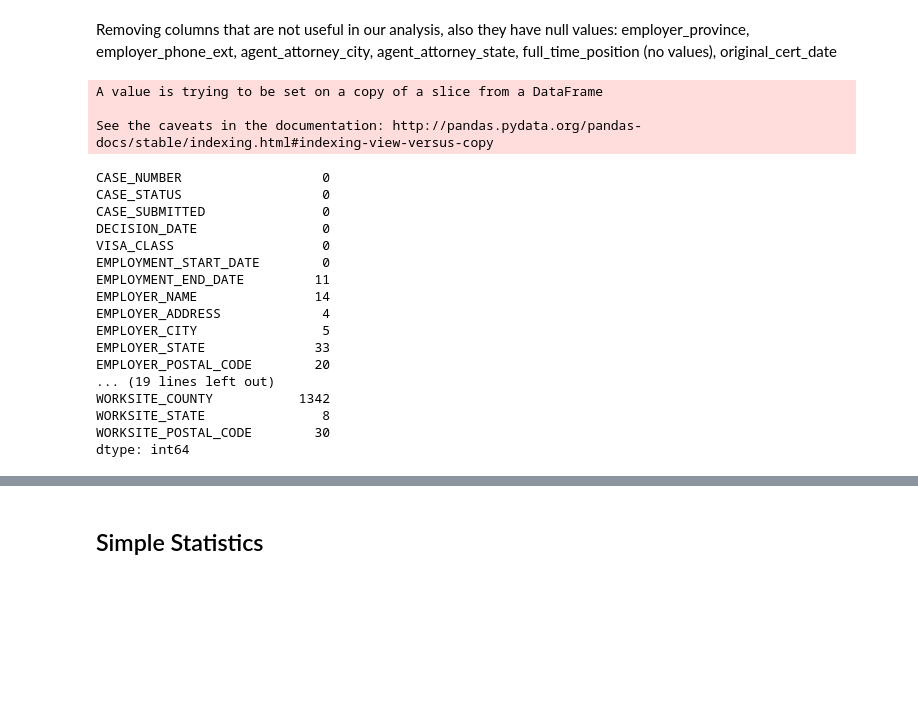
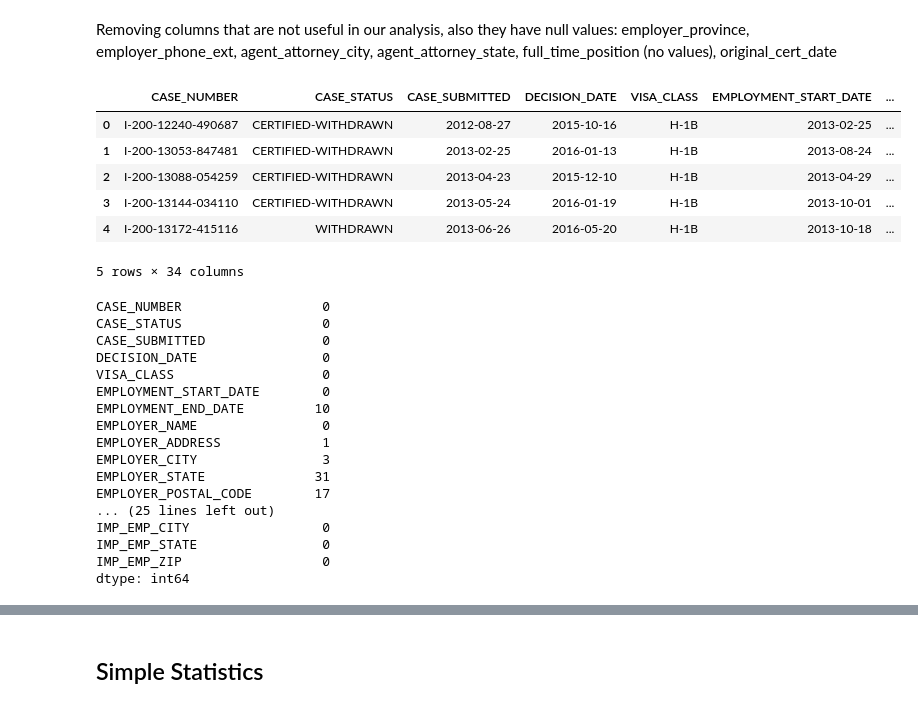
Before and after one commit to adelial/DM_TeamProject, a Jupyter notebook: H1Visa_TeamProject.ipynb, the cells around one changed output, grey strips where cells are left out. Drawn from its saved outputs; the diff is of its cells as text; code cells hidden in the pictures; blank space fills up the shorter version.

```diff
--- a/H1Visa_TeamProject.ipynb
+++ b/H1Visa_TeamProject.ipynb
@@ -86,27 +106,21 @@ dtype: int64
 # %% [markdown]
 Removing columns that are not useful in our analysis, also they have null values:  employer_province, employer_phone_ext, agent_attorney_city, agent_attorney_state, full_time_position (no values), original_cert_date
-# %%
-H1VisaData2 = H1VisaData_df.loc[H1VisaData_df['EMPLOYMENT_START_DATE'] > '1-1-2016']
-H1VisaData2.drop(['EMPLOYER_PROVINCE', 'EMPLOYER_PHONE_EXT', 'AGENT_ATTORNEY_CITY', 'AGENT_ATTORNEY_STATE', 'FULL_TIME_POSITION', 'ORIGINAL_CERT_DATE'], axis=1, inplace=True)
-H1VisaData2.isnull().sum()
-# %% [output]
-A value is trying to be set on a copy of a slice from a DataFrame
-
-See the caveats in the documentation: http://pandas.pydata.org/pandas-docs/stable/indexing.html#indexing-view-versus-copy
-CASE_NUMBER                  0
-CASE_STATUS                  0
-CASE_SUBMITTED               0
-DECISION_DATE                0
-VISA_CLASS                   0
-EMPLOYMENT_START_DATE        0
-EMPLOYMENT_END_DATE         11
-EMPLOYER_NAME               14
-EMPLOYER_ADDRESS             4
-EMPLOYER_CITY                5
-EMPLOYER_STATE              33
-EMPLOYER_POSTAL_CODE        20
-... (19 lines left out)
-WORKSITE_COUNTY           1342
-WORKSITE_STATE               8
-WORKSITE_POSTAL_CODE        30
-dtype: int64
+# %%
+H1VisaData_df.dtypes
+# Transform a object type to date type to proceed to do clean up based on dates fields
+H1VisaData_df['EMPLOYMENT_START_DATE'] =  pd.to_datetime(H1VisaData_df['EMPLOYMENT_START_DATE'], format='%m/%d/%Y')
+H1VisaData_df['CASE_SUBMITTED'] =  pd.to_datetime(H1VisaData_df['CASE_SUBMITTED'], format='%m/%d/%Y')
+H1VisaData_df['DECISION_DATE'] =  pd.to_datetime(H1VisaData_df['DECISION_DATE'], format='%m/%d/%Y')
+H1VisaData_df['EMPLOYMENT_END_DATE'] =  pd.to_datetime(H1VisaData_df['EMPLOYMENT_END_DATE'], format='%m/%d/%Y')
+# %%
+#Removing columns that are not needed for this analysis and has big percentage of missing values
+H1VisaClean_df = H1VisaData_df
+H1VisaClean_df.drop(['EMPLOYER_PROVINCE', 'EMPLOYER_PHONE_EXT', 'AGENT_ATTORNEY_CITY', 'AGENT_ATTORNEY_STATE', 'FULL_TIME_POSITION', 'ORIGINAL_CERT_DATE'], axis=1, inplace=True)
+# %% [output]
+|  | CASE_NUMBER | CASE_STATUS | CASE_SUBMITTED | DECISION_DATE | VISA_CLASS | EMPLOYMENT_START_DATE | ... |
+| 0 | I-200-12240-490687 | CERTIFIED-WITHDRAWN | 2012-08-27 | 2015-10-16 | H-1B | 2013-02-25 | ... |
+| 1 | I-200-13053-847481 | CERTIFIED-WITHDRAWN | 2013-02-25 | 2016-01-13 | H-1B | 2013-08-24 | ... |
+| 2 | I-200-13088-054259 | CERTIFIED-WITHDRAWN | 2013-04-23 | 2015-12-10 | H-1B | 2013-04-29 | ... |
+| 3 | I-200-13144-034110 | CERTIFIED-WITHDRAWN | 2013-05-24 | 2016-01-19 | H-1B | 2013-10-01 | ... |
+| 4 | I-200-13172-415116 | WITHDRAWN | 2013-06-26 | 2016-05-20 | H-1B | 2013-10-18 | ... |
+5 rows × 34 columns
@@ -112,0 +130,36 @@ dtype: int64
+# %%
+from datetime import timedelta
+#Removing records without employer name, this is mandatory data for H-1 visa process, this data might be a human mistake when
+#recording the information
+H1VisaClean_df = H1VisaClean_df.dropna(subset=['EMPLOYER_NAME'])
+# We had 10 misisng values for end_date so based on rules in H-1 visa the maximo value that can be granted is 3 years so these
+# values will be imputed based on start_date+3 years
+H1VisaClean_df['IMP_EMP_END_DATE'] = H1VisaClean_df['EMPLOYMENT_END_DATE']
+H1VisaClean_df['IMP_EMP_END_DATE'].fillna(H1VisaClean_df['EMPLOYMENT_START_DATE']+ timedelta(days=1095), inplace=True)
+H1VisaClean_df['IMP_EMP_ADDRESS'] = H1VisaClean_df['EMPLOYER_ADDRESS']
+H1VisaClean_df['IMP_EMP_ADDRESS'].fillna("NO DEFINED", inplace=True)
+H1VisaClean_df['IMP_EMP_CITY'] = H1VisaClean_df['EMPLOYER_CITY']
+H1VisaClean_df['IMP_EMP_CITY'].fillna("NO DEFINED", inplace=True)
+H1VisaClean_df['IMP_EMP_STATE'] = H1VisaClean_df['EMPLOYER_STATE']
+H1VisaClean_df['IMP_EMP_STATE'].fillna("NO DEFINED", inplace=True)
+H1VisaClean_df['IMP_EMP_ZIP'] = H1VisaClean_df['EMPLOYER_POSTAL_CODE']
+H1VisaClean_df['IMP_EMP_ZIP'].fillna("00000", inplace=True)
+H1VisaClean_df.isnull().sum()
+# %% [output]
+CASE_NUMBER                  0
+CASE_STATUS                  0
+CASE_SUBMITTED               0
+DECISION_DATE                0
+VISA_CLASS                   0
+EMPLOYMENT_START_DATE        0
+EMPLOYMENT_END_DATE         10
+EMPLOYER_NAME                0
+EMPLOYER_ADDRESS             1
+EMPLOYER_CITY                3
+EMPLOYER_STATE              31
+EMPLOYER_POSTAL_CODE        17
+... (25 lines left out)
+IMP_EMP_CITY                 0
+IMP_EMP_STATE                0
+IMP_EMP_ZIP                  0
+dtype: int64
```
Also changed, not shown: parts of 5 cells of this notebook.
